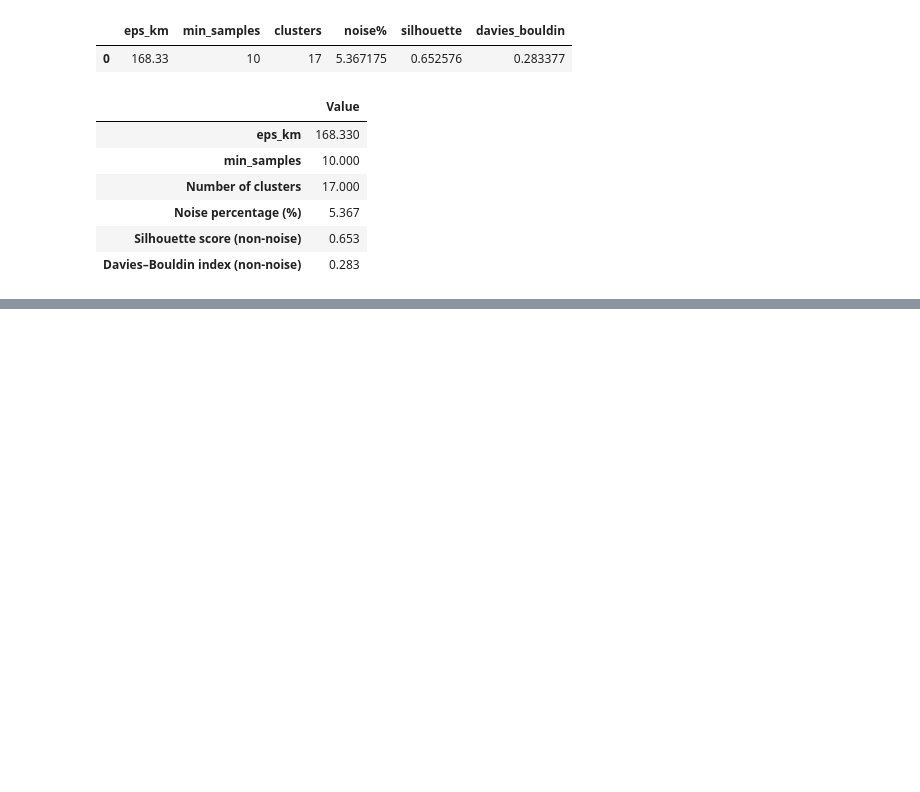
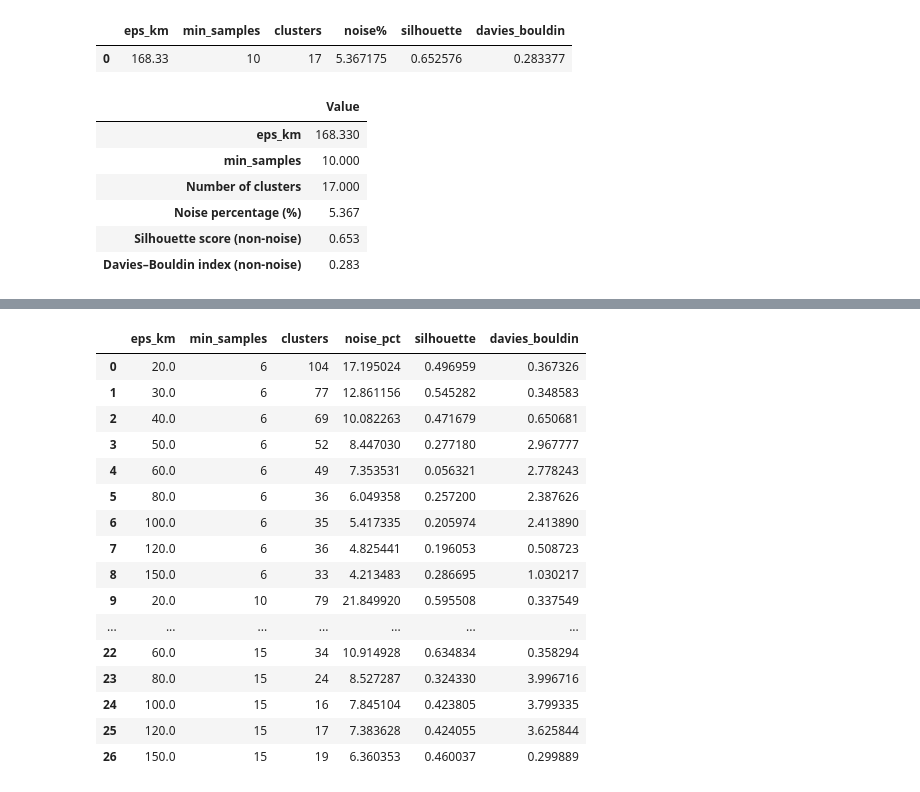
Before and after one commit to sandipbhandari1/AI-Course-Work, a Jupyter notebook: Earthquake.ipynb, the cells around one changed output, grey strips where cells are left out. Cells and saved outputs as stored; diff of their text form; code cells hidden in the pictures; blank space fills up the shorter version.

```diff
--- a/Earthquake.ipynb
+++ b/Earthquake.ipynb
@@ -620,0 +776,61 @@ metrics_matrix
+# %%
+def run_dbscan_once(coords_rad, eps_km, min_samples):
+    labels, core_idx, _ = run_dbscan_haversine(coords_rad, eps_km=float(eps_km), min_samples=int(min_samples))
+    return labels, core_idx
+
+def clustering_metrics(coords_rad, labels):
+    n = len(labels)
+    noise = int((labels == -1).sum())
+    clusters = len(set(labels)) - (1 if -1 in labels else 0)
+    noise_pct = (noise / n) * 100 if n else 0
+
+    mask = labels != -1
+    coords_nn = coords_rad[mask]
+    labels_nn = labels[mask]
+
+    sil = None
+    dbi = None
+    if len(set(labels_nn.tolist())) >= 2:
+        sil = float(silhouette_score(coords_nn, labels_nn, metric="euclidean"))
+        dbi = float(davies_bouldin_score(coords_nn, labels_nn))
+
+    return clusters, noise_pct, sil, dbi
+
+def parameter_sweep(coords_rad,
+                    eps_list=(20, 30, 40, 50, 60, 80, 100, 120, 150),
+                    min_samples_list=(6, 10, 15)):
+    rows = []
+    for ms in min_samples_list:
+        for eps in eps_list:
+            labels, _ = run_dbscan_once(coords_rad, eps_km=eps, min_samples=ms)
+            clusters, noise_pct, sil, dbi = clustering_metrics(coords_rad, labels)
+            rows.append({
+                "eps_km": float(eps),
+                "min_samples": int(ms),
+                "clusters": int(clusters),
+                "noise_pct": float(noise_pct),
+                "silhouette": sil,
+                "davies_bouldin": dbi
+            })
+    return pd.DataFrame(rows)
+
+results_df = parameter_sweep(coords_rad)
+results_df
+# %% [output]
+|  | eps_km | min_samples | clusters | noise_pct | silhouette | davies_bouldin |
+| 0 | 20.0 | 6 | 104 | 17.195024 | 0.496959 | 0.367326 |
+| 1 | 30.0 | 6 | 77 | 12.861156 | 0.545282 | 0.348583 |
+| 2 | 40.0 | 6 | 69 | 10.082263 | 0.471679 | 0.650681 |
+| 3 | 50.0 | 6 | 52 | 8.447030 | 0.277180 | 2.967777 |
+| 4 | 60.0 | 6 | 49 | 7.353531 | 0.056321 | 2.778243 |
+| 5 | 80.0 | 6 | 36 | 6.049358 | 0.257200 | 2.387626 |
+| 6 | 100.0 | 6 | 35 | 5.417335 | 0.205974 | 2.413890 |
+| 7 | 120.0 | 6 | 36 | 4.825441 | 0.196053 | 0.508723 |
+| 8 | 150.0 | 6 | 33 | 4.213483 | 0.286695 | 1.030217 |
+| 9 | 20.0 | 10 | 79 | 21.849920 | 0.595508 | 0.337549 |
+| ... | ... | ... | ... | ... | ... | ... |
+| 22 | 60.0 | 15 | 34 | 10.914928 | 0.634834 | 0.358294 |
+| 23 | 80.0 | 15 | 24 | 8.527287 | 0.324330 | 3.996716 |
+| 24 | 100.0 | 15 | 16 | 7.845104 | 0.423805 | 3.799335 |
+| 25 | 120.0 | 15 | 17 | 7.383628 | 0.424055 | 3.625844 |
+| 26 | 150.0 | 15 | 19 | 6.360353 | 0.460037 | 0.299889 |
```
Also changed, not shown: parts of 7 cells of this notebook.
